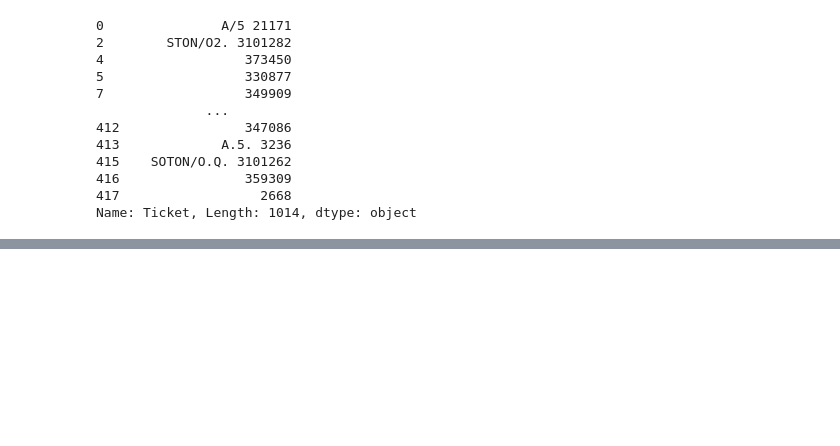
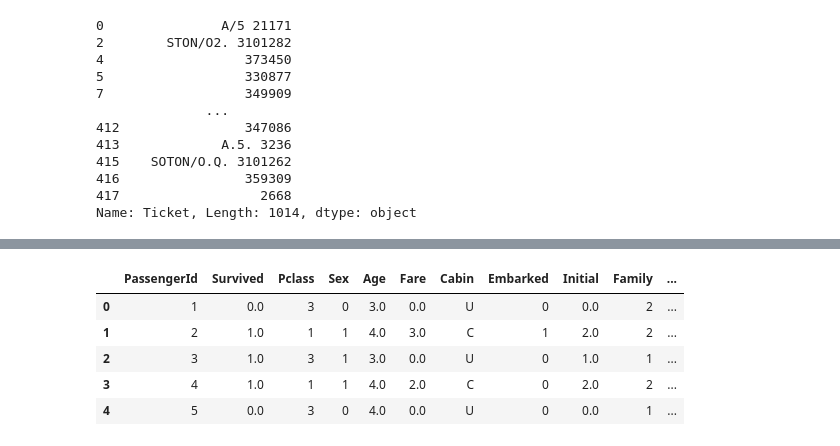
Before and after one commit to HongkyuRyu/Study_For_MachineLearning, a Jupyter notebook: 05 Titanic feature_Engineering.ipynb, the cells around one changed output, grey strips where cells are left out. Cells and saved outputs as stored; diff of their text form; code cells hidden in the pictures; blank space fills up the shorter version.

```diff
--- a/05 Titanic feature_Engineering.ipynb
+++ b/05 Titanic feature_Engineering.ipynb
@@ -358,0 +477,8 @@ df_temp1.iplot(kind='histogram')
+# %%
+df['Ticket_initial2'] = df['Ticket_initial2'].fillna('UN')
+
+train = df[:ntrain]
+survived = train[train['Survived'] == 1]['Ticket_initial2']
+dead = train[train['Survived'] == 0]['Ticket_initial2']
+df_temp1 = pd.concat([survived, dead], axis=1, keys=['Survived', 'Dead'])
+df_temp1.iplot(kind='histogram')
@@ -358,0 +487,2 @@ df_temp1.iplot(kind='histogram')
+# %%
+df['Ticket_initial2'] = df['Ticket_initial2'].factorize()[0]
@@ -358,0 +495,4 @@ df_temp1.iplot(kind='histogram')
+# %%
+df['Ticket_Num_Cut'] = df['Ticket_Num'].astype('float')
+# %%
+df['Ticket_Num_Cut'] = pd.qcut(df['Ticket_Num_Cut'], q=10, labels=False)
@@ -358,0 +528,11 @@ df_temp1.iplot(kind='histogram')
+# %%
+drop_features = ['Ticket', 'Ticket_Initial', 'Ticket_initial_test', 'Ticket_Num']
+df.drop(drop_features, axis=1, inplace=True)
+df.head()
+# %% [output]
+|  | PassengerId | Survived | Pclass | Sex | Age | Fare | Cabin | Embarked | Initial | Family | ... |
+| 0 | 1 | 0.0 | 3 | 0 | 3.0 | 0.0 | U | 0 | 0.0 | 2 | ... |
+| 1 | 2 | 1.0 | 1 | 1 | 4.0 | 3.0 | C | 1 | 2.0 | 2 | ... |
+| 2 | 3 | 1.0 | 3 | 1 | 3.0 | 0.0 | U | 0 | 1.0 | 1 | ... |
+| 3 | 4 | 1.0 | 1 | 1 | 4.0 | 2.0 | C | 0 | 2.0 | 2 | ... |
+| 4 | 5 | 0.0 | 3 | 0 | 4.0 | 0.0 | U | 0 | 0.0 | 1 | ... |
```
Also changed, not shown: parts of 36 cells of this notebook, 1 other file.
